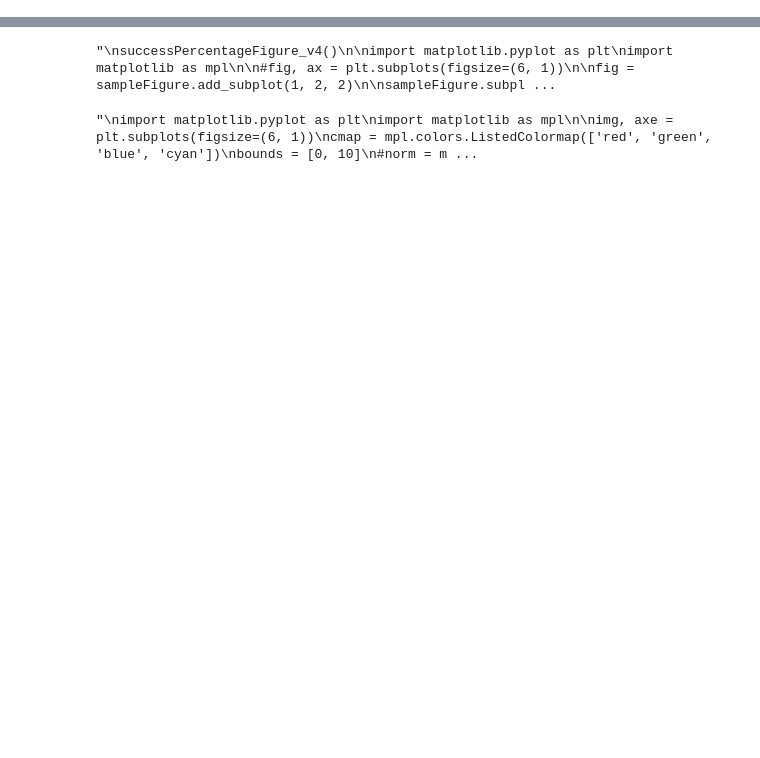
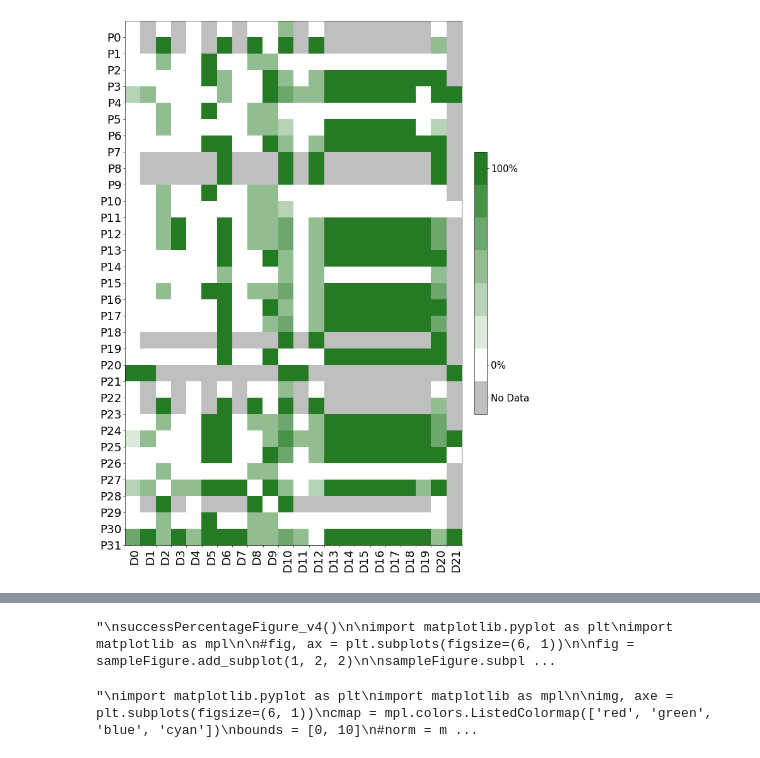
Before and after one commit to big-data-lab-team/paper-pipelines-datasets-recommender, a Jupyter notebook: scripts/Recommender_v4.ipynb, the cells around one changed output, grey strips where cells are left out. Saved outputs shown, nothing was run; the diff lists cells and outputs as text; code cells hidden in the pictures; blank space fills up the shorter version.

Commit message:
fix figure 2a

```diff
--- a/scripts/Recommender_v4.ipynb
+++ b/scripts/Recommender_v4.ipynb
@@ -1595,34 +1595,36 @@ def successPercentageFigure_v4():
 
     '''
     import matplotlib.pyplot as plt
     import matplotlib as mpl
 
     img, axe = plt.subplots(figsize=(6, 1))
     cmap = mpl.colors.ListedColormap(['red', 'green', 'blue', 'cyan'])
     bounds = [0, 1, 2, 3, 4, 5, 6, 7, 8, 9]
     #norm = mpl.colors.BoundaryNorm(bounds, cmap.N)
     cb2 = mpl.colorbar.ColorbarBase(axe, cmap=cmap,
                                     #norm=norm,
                                     boundaries=bounds,
                                     #extend='both',
                                     ticks=bounds,
                                     spacing='proportional',
                                     orientation='horizontal')
     cb2.set_label('Discrete intervals, some other units')
 
     sampleFigure.colorbar(ax=ax)
     sampleFigure.axes[1] = img
     cbar = img
     #sampleFigure.colorbar(axe)
     sampleFigure.draw()
      '''
 
     #sampleFigure.tight_layout()
     #sampleFigure.savefig(os.path.join(figuresFolder,"Commented Success Percentage.png"))
     sampleFigure.savefig(os.path.join(figuresFolder,"Commented Success Percentage.pdf"))#, bbox_inches='tight'))
     #sampleFigure.show()
 
-#successPercentageFigure_v4()
+successPercentageFigure_v4()
+# %% [output]
+[figure, added]
 # %%
 from matplotlib.ticker import (MultipleLocator, AutoMinorLocator)
 
```
Also changed, not shown: parts of 2 cells of this notebook, 1 other file.
